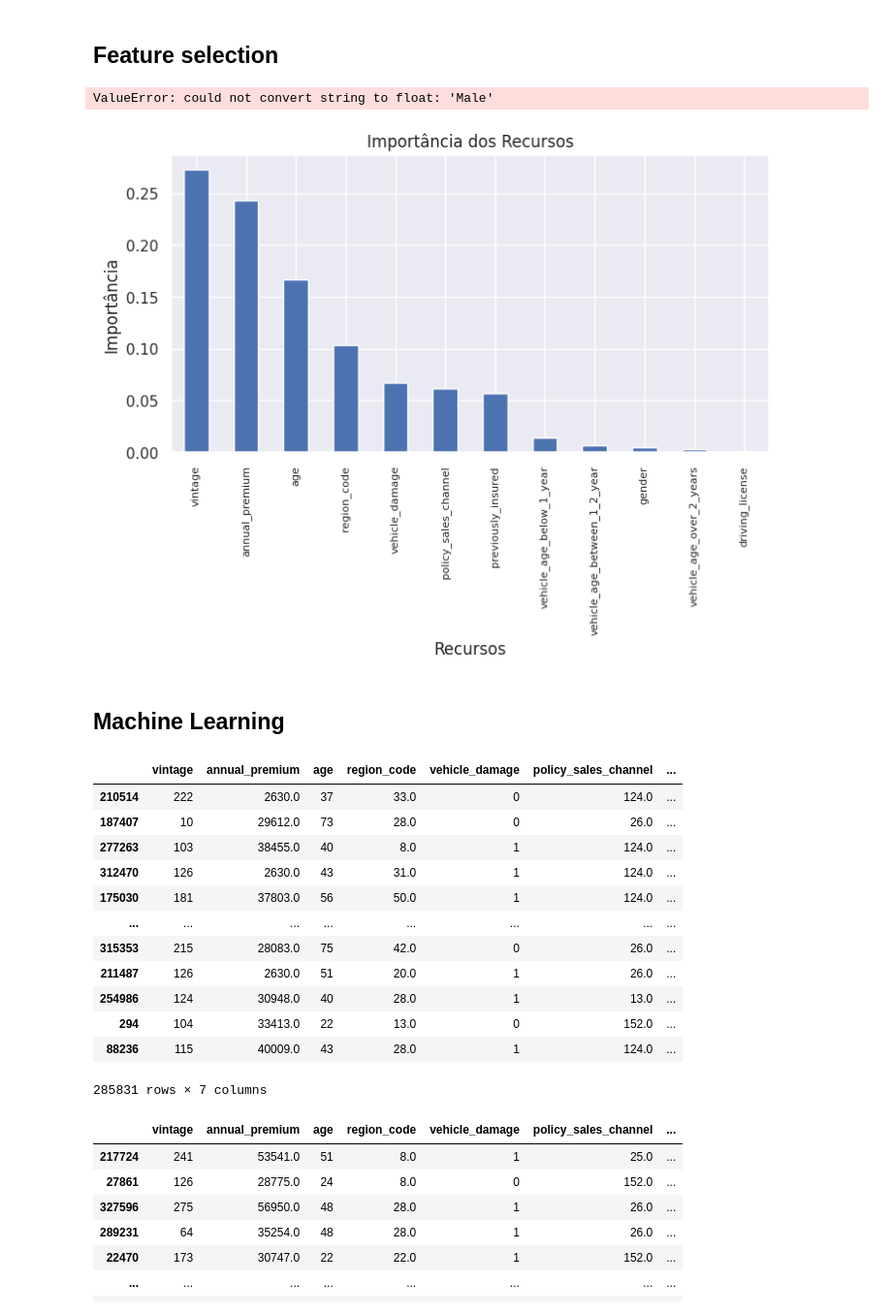
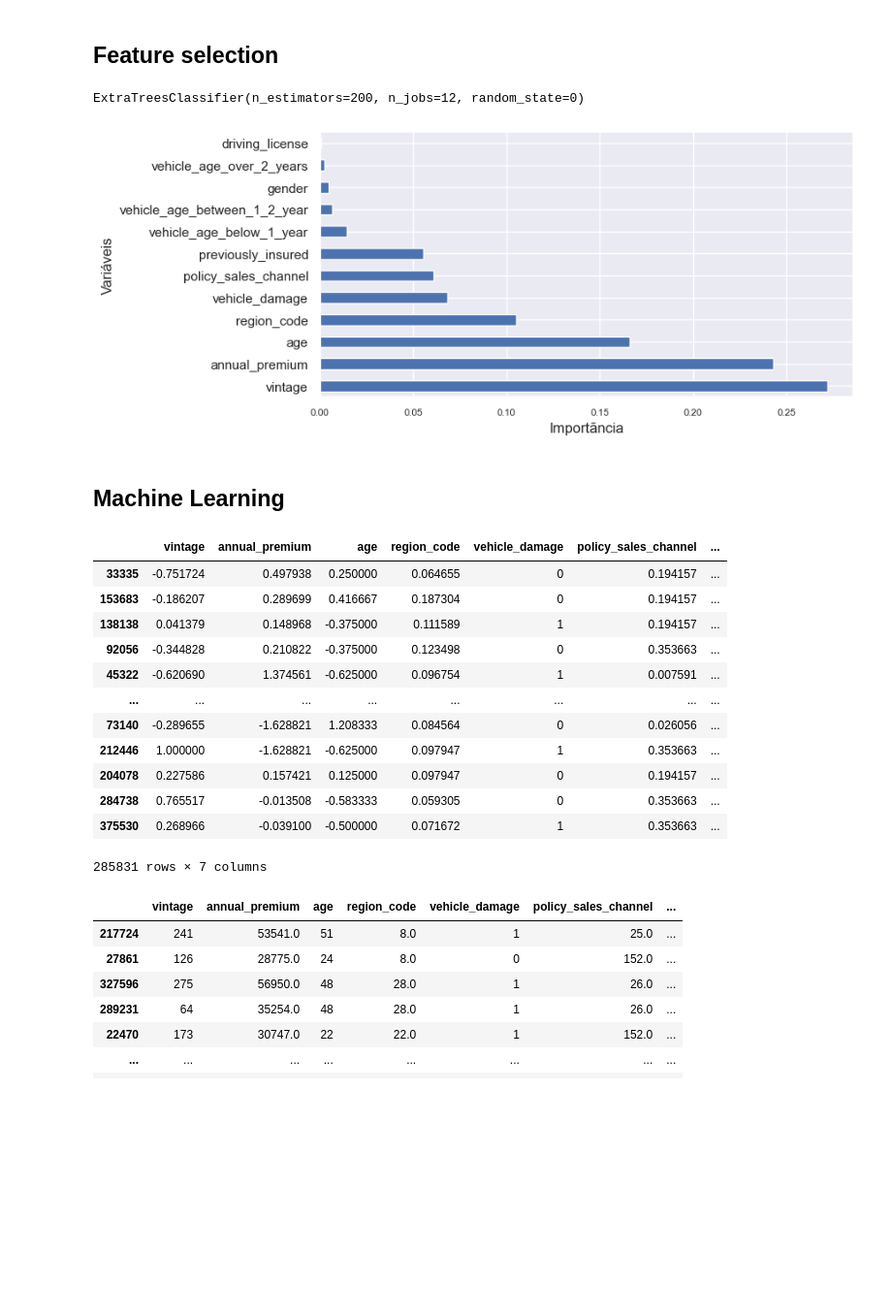
Before and after one commit to julianonicoletti/health_insurance_app, a Jupyter notebook: notebooks/notebook1.ipynb, the cells around one changed output. Shown at 97% size. Drawn from its saved outputs; the diff is of its cells as text; code cells hidden in the pictures; blank space fills up the shorter version.

```diff
--- a/notebooks/notebook1.ipynb
+++ b/notebooks/notebook1.ipynb
@@ -73,7 +79,7 @@ def metrics(model_name,precision_at_k,recall_at_k,roc_auc):
 # %% [markdown]
 # Load Datasets
 # %%
-df = pd.read_csv('/home/junicoletti/cds/health_insurance_classi/insurance_health_class/data/raw/train.csv')
+df = pd.read_csv('../data/train/train.csv')
 
 df.head()
 # %% [output]
@@ -437,28 +461,27 @@ y_train_n = y_train.values
 
 forest.fit (x_train_n, y_train_n)
 # %% [output]
-ValueError: could not convert string to float: 'Male'
+ExtraTreesClassifier(n_estimators=200, n_jobs=12, random_state=0)
 # %%
 importances = forest.feature_importances_
 
 feature_names = x_train_n.columns
 
 # Convertendo as importâncias em uma série do pandas e associando os nomes dos recursos
 importances_series = pd.Series(importances, index=feature_names)
 
 # Ordenando as importâncias de forma decrescente
 sorted_importances = importances_series.sort_values(ascending=False)
 
 # Criando o gráfico de barras
 plt.figure(figsize=(8, 4))
-sorted_importances.plot(kind='bar')
-plt.title('Importância dos Recursos')
-plt.xlabel('Recursos')
+sorted_importances.plot(kind='barh')
+plt.xlabel('Importãncia')
 plt.xticks(fontsize=8)
-plt.ylabel('Importância')
+plt.ylabel('Variáveis')
 plt.show()
 # %% [output]
-[figure, old version]
+[figure, new version]
 # %% [markdown]
 ## Machine Learning
 # %%
@@ -473,17 +496,17 @@ y_val = y_validation.copy()
 x_train
 # %% [output]
 |  | vintage | annual_premium | age | region_code | vehicle_damage | policy_sales_channel | ... |
-| 210514 | 222 | 2630.0 | 37 | 33.0 | 0 | 124.0 | ... |
-| 187407 | 10 | 29612.0 | 73 | 28.0 | 0 | 26.0 | ... |
-| 277263 | 103 | 38455.0 | 40 | 8.0 | 1 | 124.0 | ... |
-| 312470 | 126 | 2630.0 | 43 | 31.0 | 1 | 124.0 | ... |
-| 175030 | 181 | 37803.0 | 56 | 50.0 | 1 | 124.0 | ... |
+| 33335 | -0.751724 | 0.497938 | 0.250000 | 0.064655 | 0 | 0.194157 | ... |
+| 153683 | -0.186207 | 0.289699 | 0.416667 | 0.187304 | 0 | 0.194157 | ... |
+| 138138 | 0.041379 | 0.148968 | -0.375000 | 0.111589 | 1 | 0.194157 | ... |
+| 92056 | -0.344828 | 0.210822 | -0.375000 | 0.123498 | 0 | 0.353663 | ... |
+| 45322 | -0.620690 | 1.374561 | -0.625000 | 0.096754 | 1 | 0.007591 | ... |
 | ... | ... | ... | ... | ... | ... | ... | ... |
-| 315353 | 215 | 28083.0 | 75 | 42.0 | 0 | 26.0 | ... |
-| 211487 | 126 | 2630.0 | 51 | 20.0 | 1 | 26.0 | ... |
-| 254986 | 124 | 30948.0 | 40 | 28.0 | 1 | 13.0 | ... |
-| 294 | 104 | 33413.0 | 22 | 13.0 | 0 | 152.0 | ... |
-| 88236 | 115 | 40009.0 | 43 | 28.0 | 1 | 124.0 | ... |
+| 73140 | -0.289655 | -1.628821 | 1.208333 | 0.084564 | 0 | 0.026056 | ... |
+| 212446 | 1.000000 | -1.628821 | -0.625000 | 0.097947 | 1 | 0.353663 | ... |
+| 204078 | 0.227586 | 0.157421 | 0.125000 | 0.097947 | 0 | 0.194157 | ... |
+| 284738 | 0.765517 | -0.013508 | -0.583333 | 0.059305 | 0 | 0.353663 | ... |
+| 375530 | 0.268966 | -0.039100 | -0.500000 | 0.071672 | 1 | 0.353663 | ... |
 285831 rows × 7 columns
 # %%
 x_val
```
Also changed, not shown: parts of 19 cells of this notebook, 20 other files.
